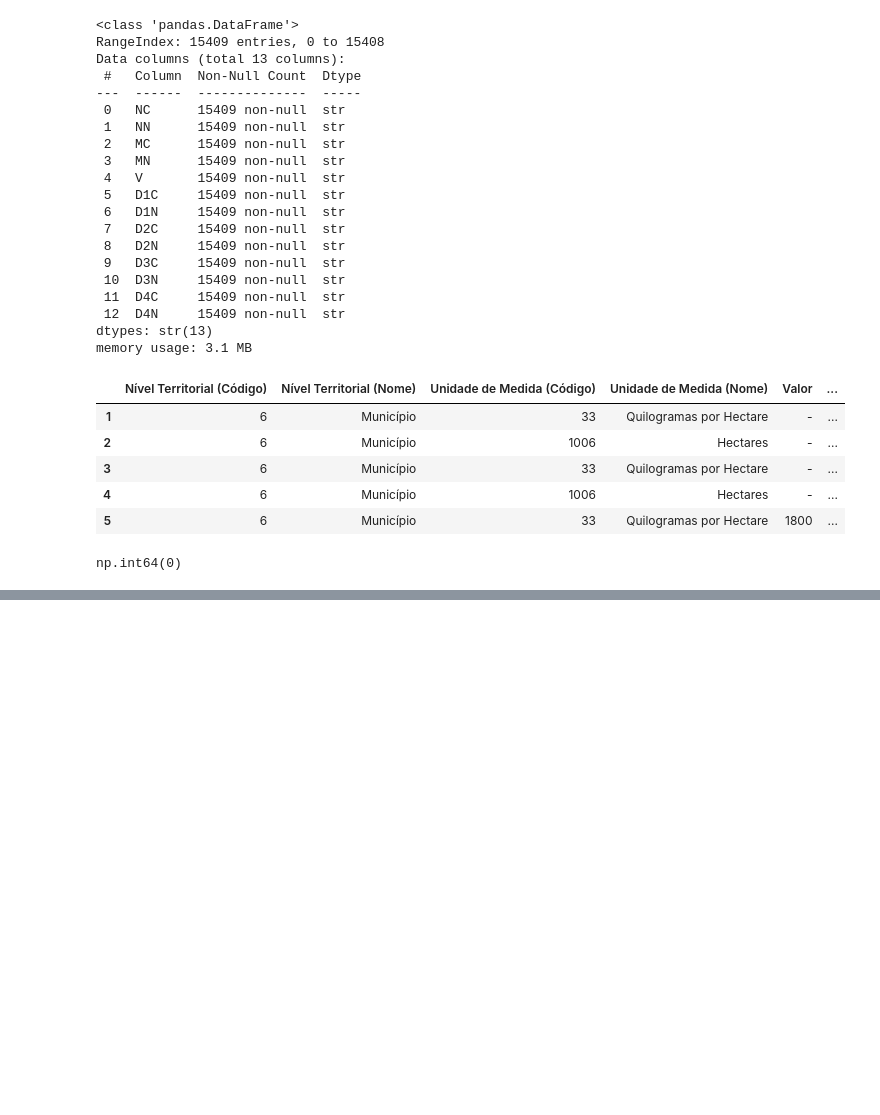
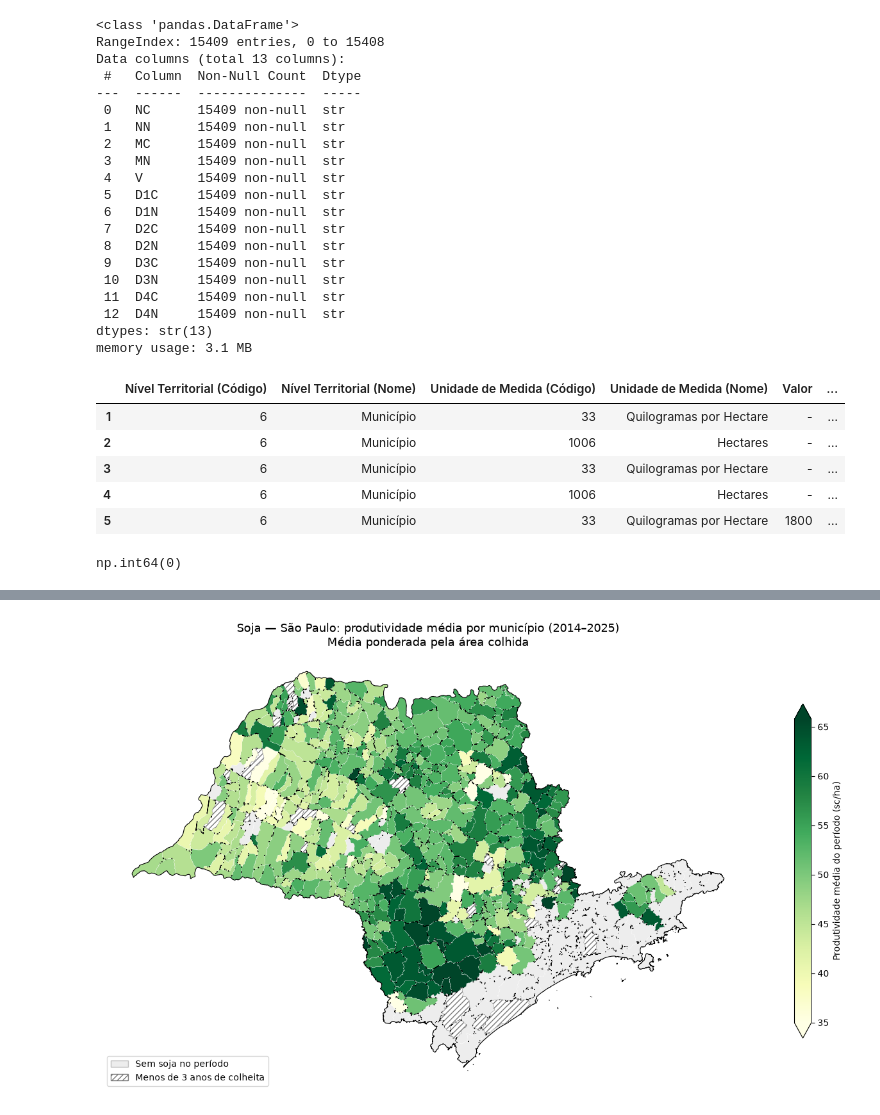
Before and after one commit to marcelacarrara/projeto_soja, a Jupyter notebook: projeto_soja.ipynb, the cells around one changed output, grey strips where cells are left out. Cells and saved outputs as stored; diff of their text form; code cells hidden in the pictures; blank space fills up the shorter version.

```diff
--- a/projeto_soja.ipynb
+++ b/projeto_soja.ipynb
@@ -90,0 +295,20 @@ dados_soja = dados_soja.fillna(0)
+# %%
+#Verificando junção SIDRA x geobr
+
+cod_sidra = set(prod_mun["cod_muni"])
+cod_malha = set(mun_sp["cod_muni"])
+sem_malha = cod_sidra - cod_malha
+
+print("=" * 70)
+print("VERIFICAÇÃO DA JUNÇÃO SIDRA x GEOBR")
+print("=" * 70)
+print(f"Municípios na malha de SP (geobr):          {len(cod_malha)}")
+print(f"Municípios com soja no período (SIDRA):     {len(cod_sidra)}")
+print(f"  - com >= {MIN_ANOS} anos de colheita:           {prod_mun['confiavel'].sum()}")
+print(f"  - com <  {MIN_ANOS} anos (baixa confiança):     {(~prod_mun['confiavel']).sum()}")
+print(f"Municípios sem soja no período:             {len(cod_malha - cod_sidra)}")
+print(f"Códigos do SIDRA sem correspondência na malha: {len(sem_malha)}")
+if sem_malha:
+    print(prod_mun[prod_mun["cod_muni"].isin(sem_malha)][["cod_muni", "Municipio"]])
+
+mapa = mun_sp.merge(prod_mun, on="cod_muni", how="left")
@@ -90,0 +325,39 @@ dados_soja = dados_soja.fillna(0)
+# %%
+#Mapa
+
+com_soja = mapa[mapa["confiavel"] == True]
+pouca_serie = mapa[mapa["confiavel"] == False]
+sem_soja = mapa[mapa["rend_medio_sc_ha"].isna()]
+
+# Escala cortada nos percentis 2–98 para outliers não "lavarem" as cores
+vmin, vmax = np.nanpercentile(com_soja["rend_medio_sc_ha"], [2, 98])
+
+fig, ax = plt.subplots(figsize=(13, 9))
+
+sem_soja.plot(ax=ax, color="#EDEDED", edgecolor="white", linewidth=0.2)
+com_soja.plot(
+    ax=ax, column="rend_medio_sc_ha", cmap="YlGn", vmin=vmin, vmax=vmax,
+    edgecolor="white", linewidth=0.2, legend=True,
+    legend_kwds={"label": "Produtividade média do período (sc/ha)", "shrink": 0.6},
+)
+if len(pouca_serie):
+    pouca_serie.plot(ax=ax, facecolor="none", edgecolor="#7A7A7A",
+                     hatch="////", linewidth=0.3)
+mun_sp.dissolve().boundary.plot(ax=ax, color="black", linewidth=0.8)
+
+anos_periodo = f"{base['Ano'].min()}–{base['Ano'].max()}"
+ax.set_title(f"Soja — São Paulo: produtividade média por município ({anos_periodo})\n"
+             "Média ponderada pela área colhida", fontsize=13)
+ax.legend(
+    handles=[
+        Patch(facecolor="#EDEDED", edgecolor="#BDBDBD", label="Sem soja no período"),
+        Patch(facecolor="white", edgecolor="#7A7A7A", hatch="////",
+              label=f"Menos de {MIN_ANOS} anos de colheita"),
+    ],
+    loc="lower left", frameon=True,
+)
+ax.set_axis_off()
+plt.tight_layout()
+plt.show()
+# %% [output]
+[figure, added]
```
Also changed, not shown: parts of 18 cells of this notebook.
